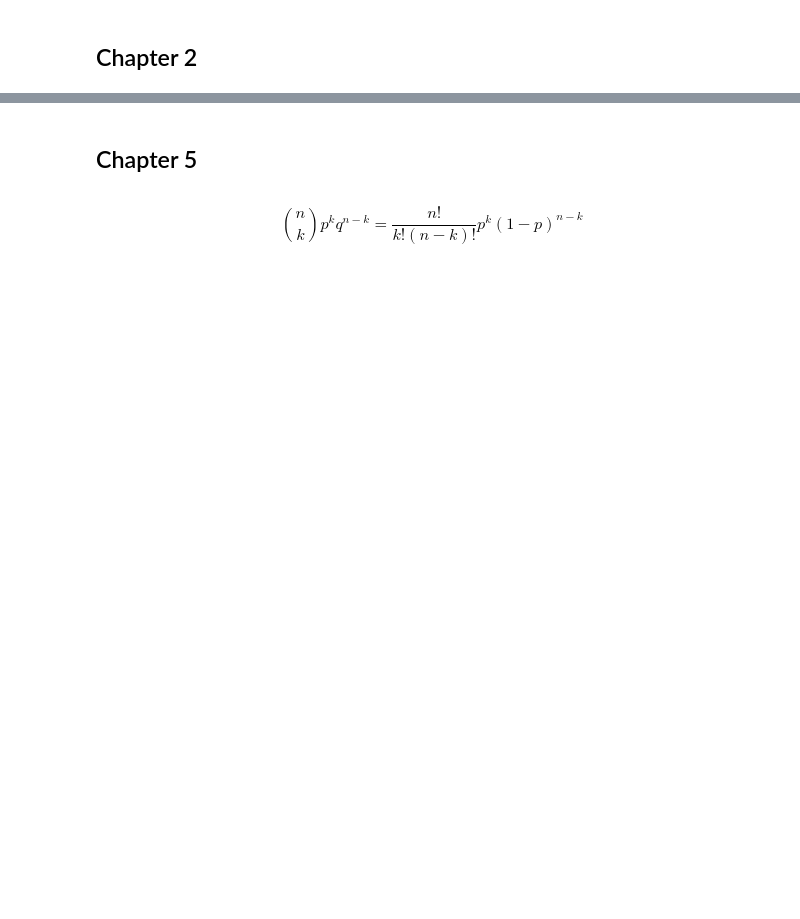
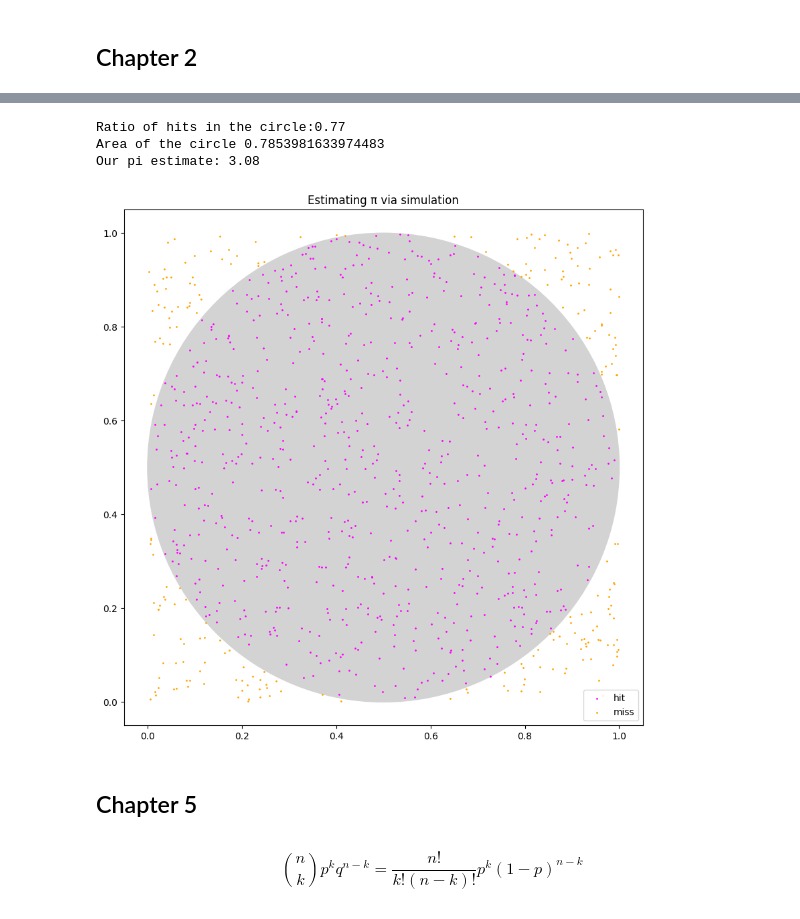
Before and after one commit to kevinhav/DATA605_discussion, a Jupyter notebook: week_5.ipynb, the cells around one changed output, grey strips where cells are left out. Saved outputs shown, nothing was run; the diff lists cells and outputs as text; code cells hidden in the pictures; blank space fills up the shorter version.

```diff
--- a/week_5.ipynb
+++ b/week_5.ipynb
@@ -279,3 +259,72 @@ exercise_2_3(1000)
+# %%
+# Exercise 3
+import math
+import random
+import matplotlib.pyplot as plt
+
+def exercise_2_3(n, radius):
+    """Estimates pi through simulating random points in the unit square"""
+
+    # Radius of our circle
+    r = radius
+    hit = 0 # if we land in the circle
+    miss = 0 # we land in the unit square, outside circle
+
+    # Keep track of results for plotting later
+    x_hit = []
+    y_hit = []
+
+    x_miss = []
+    y_miss = []
+
+    for i in range(n):
+        # Get random coord
+        x = random.random()
+        y = random.random()
+
+
+        # Circle is represented on coord system by r**2 = x**2 + y**2
+        if (x - 0.5)**2 + (y - 0.5)**2  < r**2:
+            hit += 1
+            x_hit.append(x)
+            y_hit.append(y)
+        else:
+            miss +=1
+            x_miss.append(x)
+            y_miss.append(y)
+
+    # This should be close to the area of the circle
+    ratio = hit / (miss+hit)
+    print(f'Ratio of hits in the circle:{ratio}')
+    print(f'Area of the circle {math.pi * (r**2)}')
+
+    # If we didn't know pi, we could estimate using the information we now have
+    estimate_pi = ratio / (r**2)
+    print(f'Our pi estimate: {estimate_pi}')
+
+    # plot simulation
+    plt.figure(figsize=(10, 10))
+
+    # draw the circle
+    circle = plt.Circle(xy=(0.5, 0.5), radius=r, color='lightgrey')
+    plt.gca().add_patch(circle)
+
+    # color code coordinates
+    plt.scatter(x=x_hit, y=y_hit, s=1, c='magenta', label = 'hit')
+    plt.scatter(x=x_miss, y=y_miss, s=1, c='orange', label='miss')
+
+    # Restrict to unit square
+    plt.xlim = (0,1)
+    plt.ylim = (0,1)
+    plt.legend()
+    plt.title('Estimating π via simulation')
+
+exercise_2_3(n=1000, radius=0.5)
+# %% [output]
+Ratio of hits in the circle:0.77
+Area of the circle 0.7853981633974483
+Our pi estimate: 3.08
+[figure, added]
 # %% [markdown]
 ## Chapter 5
 # %% [markdown]
```
Also changed, not shown: parts of 10 cells of this notebook, 1 other file.
